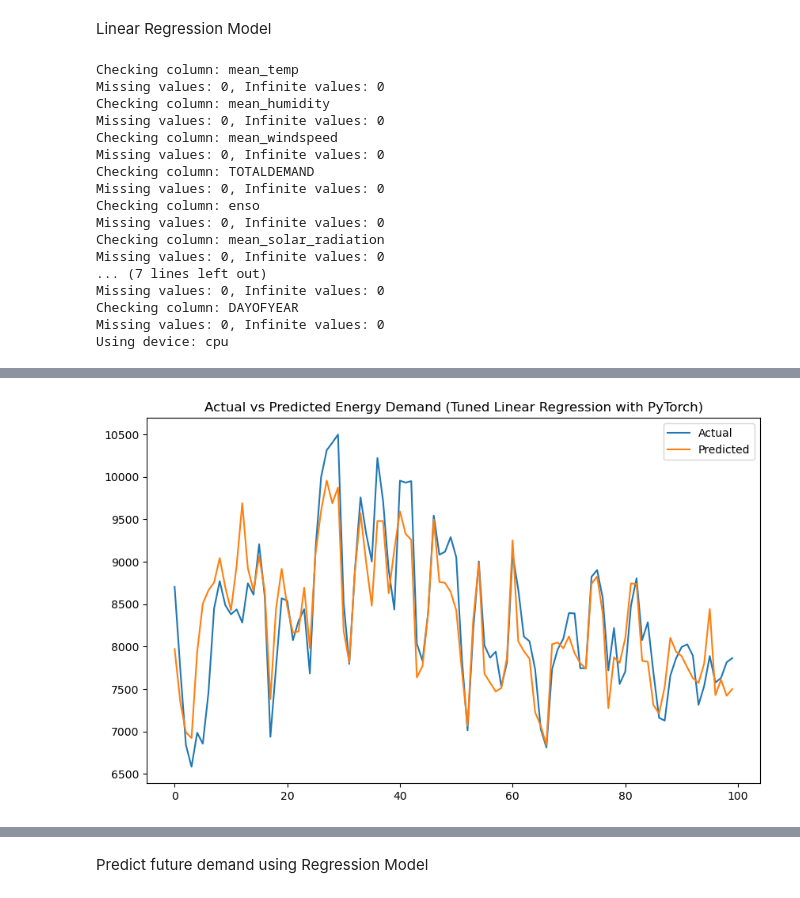
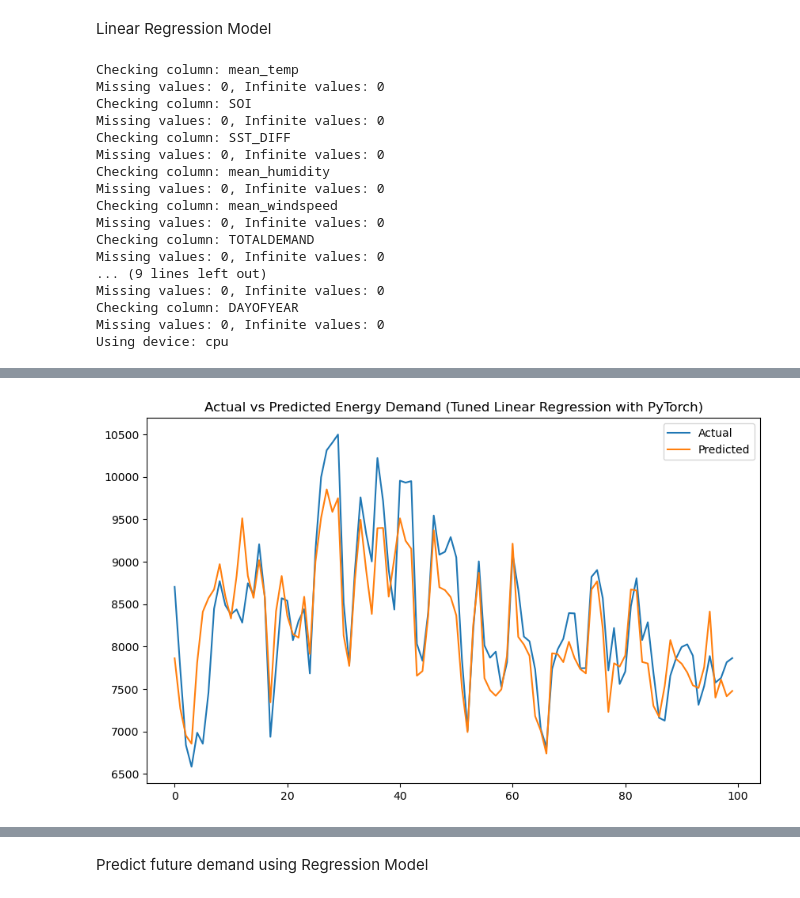
Before and after one commit to UNSW-ZZSC9020-H52024/Group5, a Jupyter notebook: src/Models_MG.ipynb, the cells around one changed output, grey strips where cells are left out. Drawn from its saved outputs; the diff is of its cells as text; code cells hidden in the pictures.

```diff
--- a/src/Models_MG.ipynb
+++ b/src/Models_MG.ipynb
@@ -35,15 +35,15 @@ def check_data_issues(data, columns):
             print(f"Column '{col}' contains issues and should be handled.")
 
 columns_to_check = [
-    'mean_temp', 'mean_humidity', 'mean_windspeed', 'TOTALDEMAND',
-    'enso', 'mean_solar_radiation', 'mean_wind_direction', 'rainfall', 'Population','DAYOFWEEK','DAYOFYEAR'
+    'mean_temp', 'SOI','SST_DIFF','mean_humidity', 'mean_windspeed', 'TOTALDEMAND',
+   'mean_solar_radiation', 'mean_wind_direction', 'rainfall', 'Population','DAYOFWEEK','DAYOFYEAR'
 ]
 check_data_issues(preprocessed_data, columns_to_check)
 
 # Step 3: Prepare data for PyTorch model training
 # Use all relevant features for prediction
 features = [
-    'mean_temp', 'mean_humidity', 'mean_windspeed', 'enso', 'mean_solar_radiation',
+    'mean_temp', 'SOI','SST_DIFF','mean_humidity', 'mean_windspeed',  'mean_solar_radiation',
     'mean_wind_direction', 'rainfall', 'Population','DAYOFWEEK','DAYOFYEAR'
 ]
 X = preprocessed_data[features].values
@@ -160,6 +160,10 @@ plt.legend()
 plt.show()
 # %% [output]
 Checking column: mean_temp
+Missing values: 0, Infinite values: 0
+Checking column: SOI
+Missing values: 0, Infinite values: 0
+Checking column: SST_DIFF
 Missing values: 0, Infinite values: 0
 Checking column: mean_humidity
 Missing values: 0, Infinite values: 0
@@ -167,11 +171,7 @@ Checking column: mean_windspeed
 Missing values: 0, Infinite values: 0
 Checking column: TOTALDEMAND
 Missing values: 0, Infinite values: 0
-Checking column: enso
-Missing values: 0, Infinite values: 0
-Checking column: mean_solar_radiation
-Missing values: 0, Infinite values: 0
-... (7 lines left out)
+... (9 lines left out)
 Missing values: 0, Infinite values: 0
 Checking column: DAYOFYEAR
 Missing values: 0, Infinite values: 0
@@ -196,4 +196,4 @@ Test MSE: 263414.59375, Test RMSE: 513.2393143066887, Test R²: 0.58082311733322
-[figure, old version]
+[figure, new version]
 # %%
 Validate the Linear Regression Model
 # %%
```
Also changed, not shown: parts of 5 cells of this notebook, 23 other files.
